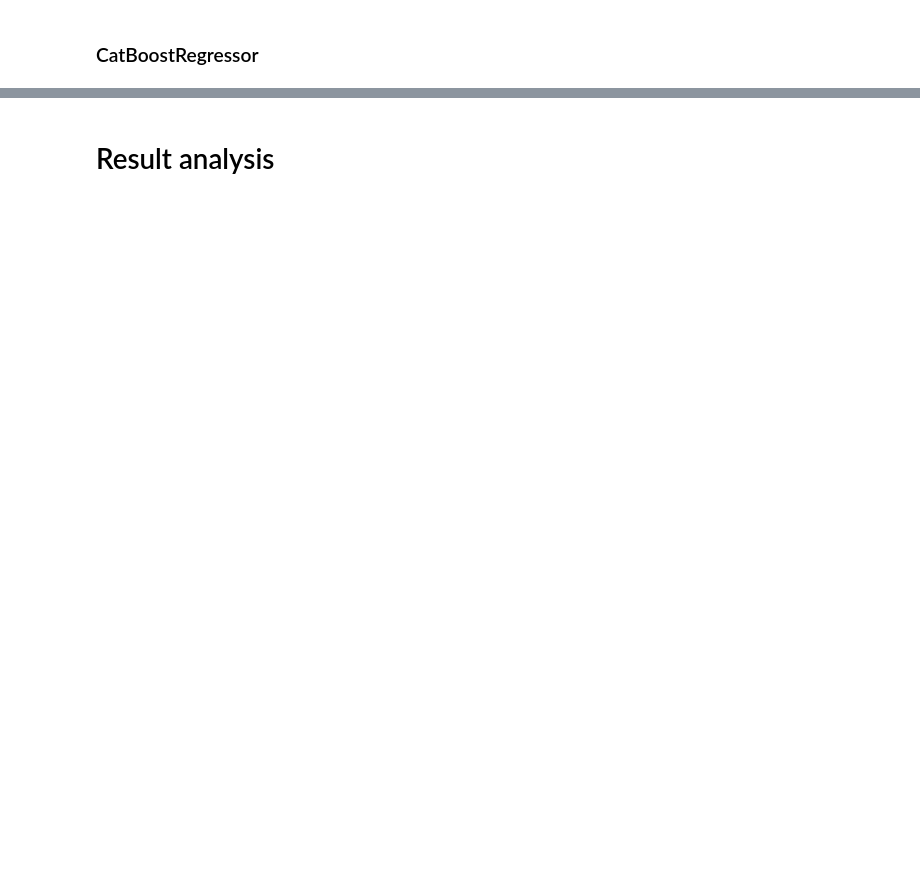
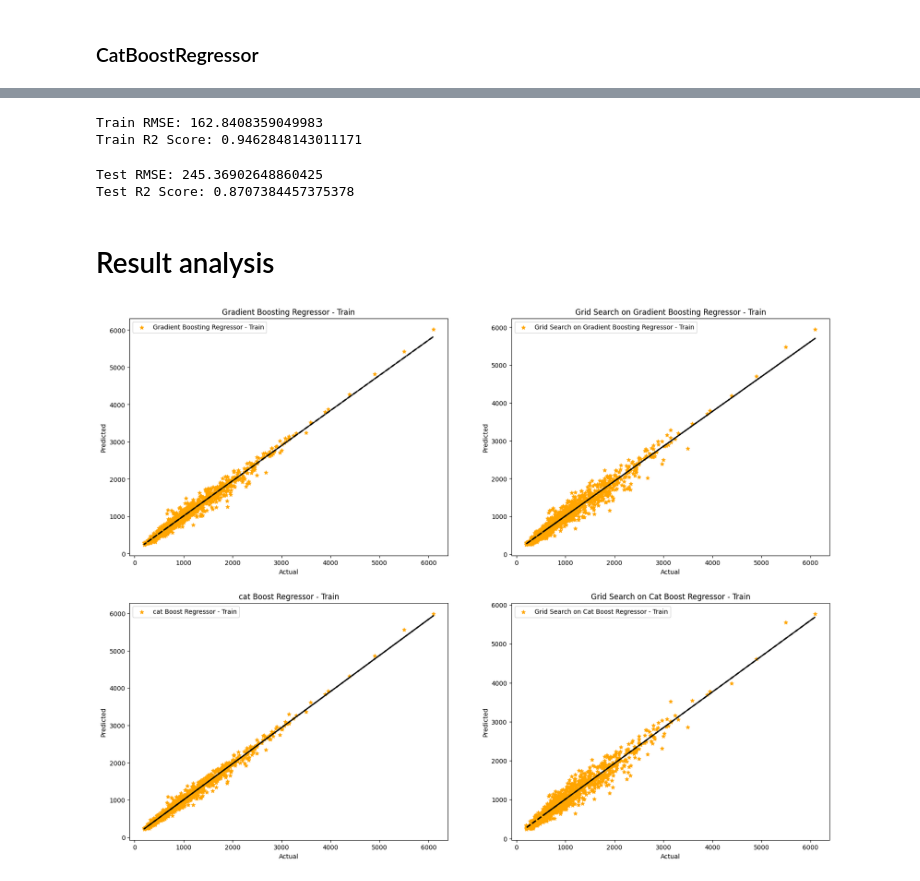
Before and after one commit to saloni-agraw2609/Laptop-Price-Prediction, a Jupyter notebook: Laptop_price_prediction_project.ipynb, the cells around one changed output, grey strips where cells are left out. Saved outputs shown, nothing was run; the diff lists cells and outputs as text; code cells hidden in the pictures; blank space fills up the shorter version.

```diff
--- a/Laptop_price_prediction_project.ipynb
+++ b/Laptop_price_prediction_project.ipynb
@@ -224,0 +529,7 @@ print('Testing R2 Score:', cat_test_r2)
+# %%
+# Get the best hyperparameters
+best_params = grid_search.best_params_
+
+# Train the model with the best hyperparameters
+cat_best = CatBoostRegressor(**best_params)
+cat_best.fit(X_train, y_train)
@@ -225,35 +555,89 @@ print('Testing R2 Score:', cat_test_r2)
+# %%
+# Evaluate the model on the train set
+
+# Predictions on the train det
+cat_best_train_pred = cat_best.predict(X_train)
+
+# Evaluation
+cat_best_train_rmse = np.sqrt(mean_squared_error(y_train, cat_best_train_pred))
+cat_best_train_r2 = r2_score(y_train, cat_best_train_pred)
+
+print('Train RMSE:', cat_best_train_rmse)
+print('Train R2 Score:', cat_best_train_r2)
+# %% [output]
+Train RMSE: 162.8408359049983
+Train R2 Score: 0.9462848143011171
+# %%
+# Evaluate the model on the test set
+
+# Predictions on the test det
+cat_best_test_pred = cat_best.predict(X_test)
+
+#Evaluation
+cat_best_test_rmse = np.sqrt(mean_squared_error(y_test, cat_best_test_pred))
+cat_best_test_r2 = r2_score(y_test, cat_best_test_pred)
+
+print('Test RMSE:', cat_best_test_rmse)
+print('Test R2 Score:', cat_best_test_r2)
+# %% [output]
+Test RMSE: 245.36902648860425
+Test R2 Score: 0.8707384457375378
 # %% [markdown]
 # Result analysis
 # %%
 # Result Analysis of training data
 
 # Create a figure with 3 rows and 2 columns
 fig, axes = plt.subplots(2, 2, figsize=(20, 15))
 
 # Scatter plot for Gradient Boosting Regressor
 axes[0, 0].scatter(y_train, gb_train_pred, marker = '*' , c = 'orange', label = 'Gradient Boosting Regressor - Train')
 axes[0, 0].set_title('Gradient Boosting Regressor - Train')
 axes[0, 0].set_xlabel('Actual')
 axes[0, 0].set_ylabel('Predicted')
 axes[0, 0].legend()
 
 # Regression line for Gradient Boosting Regressor
 m, b = np.polyfit(y_train, gb_train_pred, 1)
 axes[0, 0].plot(y_train, m * y_train + b, linestyle='--', color='black', linewidth=2)
 
+# Scatter plot for Grid Search on Gradient Boosting Regressor
+axes[0, 1].scatter(y_train, gb_best_train_pred, marker = '*' , c = 'orange', label = 'Grid Search on Gradient Boosting Regressor - Train')
+axes[0, 1].set_title('Grid Search on Gradient Boosting Regressor - Train')
+axes[0, 1].set_xlabel('Actual')
+axes[0, 1].set_ylabel('Predicted')
+axes[0, 1].legend()
+
+# Regression line for Grid Search on Gradient Boosting Regressor
+m, b = np.polyfit(y_train, gb_best_train_pred, 1)
+axes[0, 1].plot(y_train, m * y_train + b, linestyle='--', color='black', linewidth=2)
+
 # Scatter plot for Cat Boost Regressor
 axes[1, 0].scatter(y_train, cat_train_pred, marker = '*' , c = 'orange', label = 'cat Boost Regressor - Train')
 axes[1, 0].set_title('cat Boost Regressor - Train')
 axes[1, 0].set_xlabel('Actual')
 axes[1, 0].set_ylabel('Predicted')
 axes[1, 0].legend()
 
 # Regression line for Cat Boost Regressor
 m, b = np.polyfit(y_train, cat_train_pred, 1)
 axes[1, 0].plot(y_train, m * y_train + b, linestyle='--', color='black', linewidth=2)
 
+# Scatter plot for Grid Search on cat Boost Regressor
+axes[1, 1].scatter(y_train, cat_best_train_pred, marker = '*' , c = 'orange', label = 'Grid Search on Cat Boost Regressor - Train')
+axes[1, 1].set_title('Grid Search on Cat Boost Regressor - Train')
+axes[1, 1].set_xlabel('Actual')
+axes[1, 1].set_ylabel('Predicted')
+axes[1, 1].legend()
+
+# Regression line for Grid Search on Cat Boost Regressor
+m, b = np.polyfit(y_train, cat_best_train_pred, 1)
+axes[1, 1].plot(y_train, m * y_train + b, linestyle='--', color='black', linewidth=2)
+
 # Show the plot
 plt.show()
+# %% [output]
+[figure, added]
 # %%
 # Result Analysis of Testing Data
 
```
Also changed, not shown: parts of 37 cells of this notebook.
